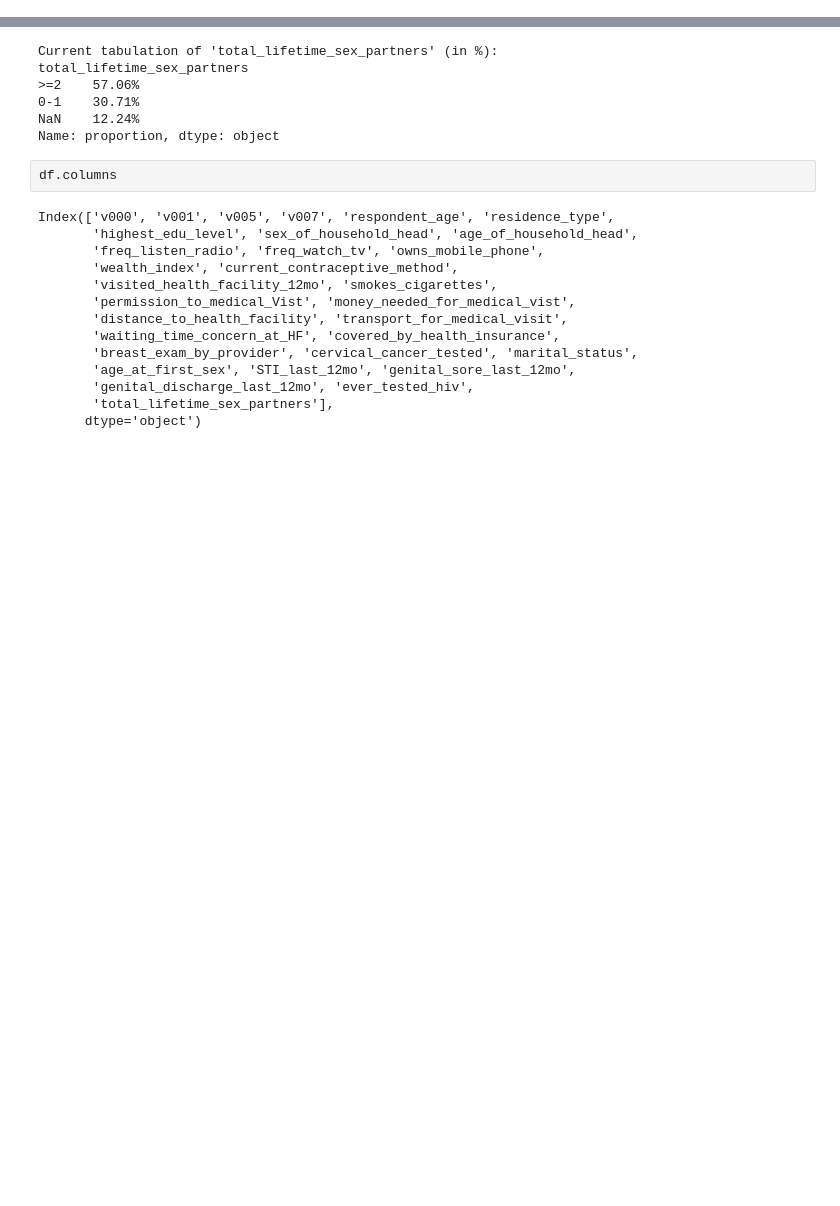
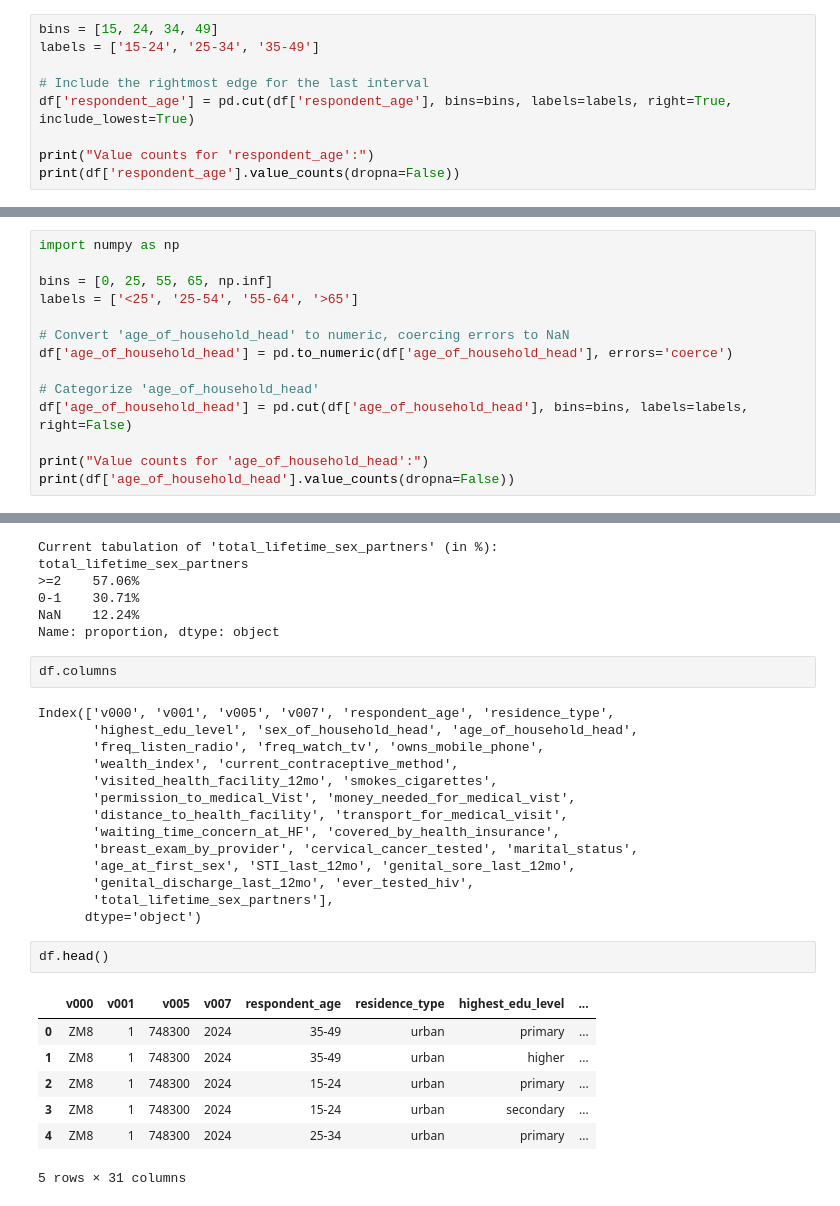
Before and after one commit to Fentahun60/Fentahun, a Jupyter notebook: ZambiaCC_BC.ipynb, the cells around one changed output, grey strips where cells are left out. Drawn from its saved outputs; the diff is of its cells as text; blank space fills up the shorter version.

```diff
--- a/ZambiaCC_BC.ipynb
+++ b/ZambiaCC_BC.ipynb
@@ -236,3 +236,12 @@ total_lifetime_sex_partners
 0-1    30.71%
 NaN    12.24%
 Name: proportion, dtype: object
+# %%
+bins = [15, 24, 34, 49]
+labels = ['15-24', '25-34', '35-49']
+
+# Include the rightmost edge for the last interval
+df['respondent_age'] = pd.cut(df['respondent_age'], bins=bins, labels=labels, right=True, include_lowest=True)
+
+print("Value counts for 'respondent_age':")
+print(df['respondent_age'].value_counts(dropna=False))
@@ -238,0 +255,14 @@ Name: proportion, dtype: object
+# %%
+import numpy as np
+
+bins = [0, 25, 55, 65, np.inf]
+labels = ['<25', '25-54', '55-64', '>65']
+
+# Convert 'age_of_household_head' to numeric, coercing errors to NaN
+df['age_of_household_head'] = pd.to_numeric(df['age_of_household_head'], errors='coerce')
+
+# Categorize 'age_of_household_head'
+df['age_of_household_head'] = pd.cut(df['age_of_household_head'], bins=bins, labels=labels, right=False)
+
+print("Value counts for 'age_of_household_head':")
+print(df['age_of_household_head'].value_counts(dropna=False))
@@ -265,3 +304,13 @@ Index(['v000', 'v001', 'v005', 'v007', 'respondent_age', 'residence_type',
        'genital_discharge_last_12mo', 'ever_tested_hiv',
        'total_lifetime_sex_partners'],
       dtype='object')
+# %%
+df.head()
+# %% [output]
+|  | v000 | v001 | v005 | v007 | respondent_age | residence_type | highest_edu_level | ... |
+| 0 | ZM8 | 1 | 748300 | 2024 | 35-49 | urban | primary | ... |
+| 1 | ZM8 | 1 | 748300 | 2024 | 35-49 | urban | higher | ... |
+| 2 | ZM8 | 1 | 748300 | 2024 | 15-24 | urban | primary | ... |
+| 3 | ZM8 | 1 | 748300 | 2024 | 15-24 | urban | secondary | ... |
+| 4 | ZM8 | 1 | 748300 | 2024 | 25-34 | urban | primary | ... |
+5 rows × 31 columns
```
Also changed, not shown: parts of 12 cells of this notebook.
